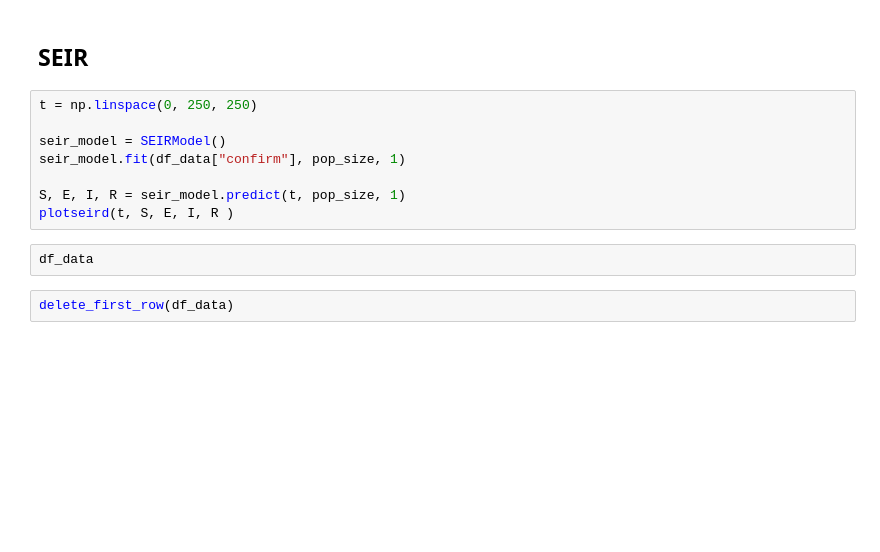
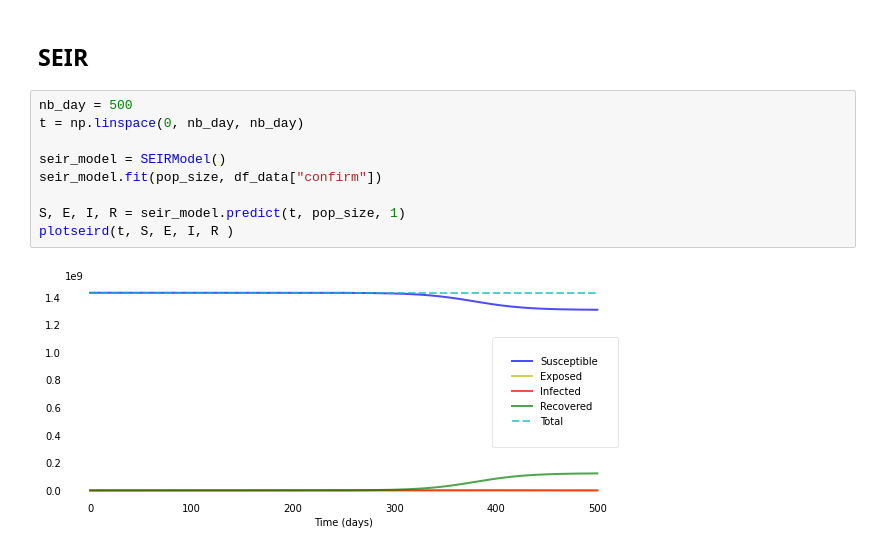
Before and after one commit to El-Tatane/chope_pas_le_covid, a Jupyter notebook: notebooks/SIR China.ipynb, the cells around one changed output. Saved outputs shown, nothing was run; the diff lists cells and outputs as text; blank space fills up the shorter version.

```diff
--- a/notebooks/SIR China.ipynb
+++ b/notebooks/SIR China.ipynb
@@ -41,14 +46,13 @@ TypeError: fit() takes 3 positional arguments but 4 were given
 # %% [markdown]
 ## SEIR
 # %%
-t = np.linspace(0, 250, 250)
+nb_day = 500
+t = np.linspace(0, nb_day, nb_day)
 
 seir_model = SEIRModel()
-seir_model.fit(df_data["confirm"], pop_size, 1)
+seir_model.fit(pop_size, df_data["confirm"])
 
 S, E, I, R = seir_model.predict(t, pop_size, 1)
 plotseird(t, S, E, I, R )
+# %% [output]
+[figure, added]
-# %%
-df_data
-# %%
-delete_first_row(df_data)
```
Also changed, not shown: parts of 15 cells of this notebook, 7 other files.
